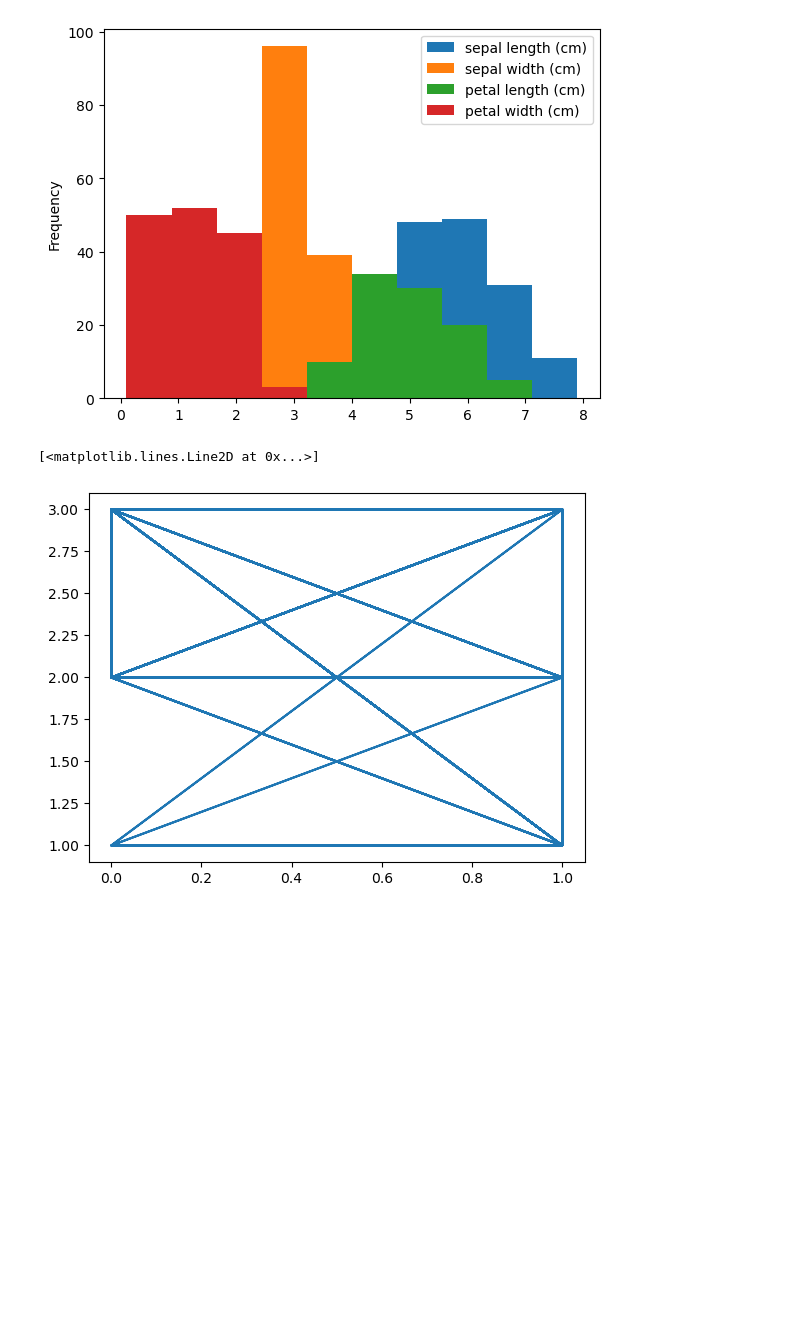
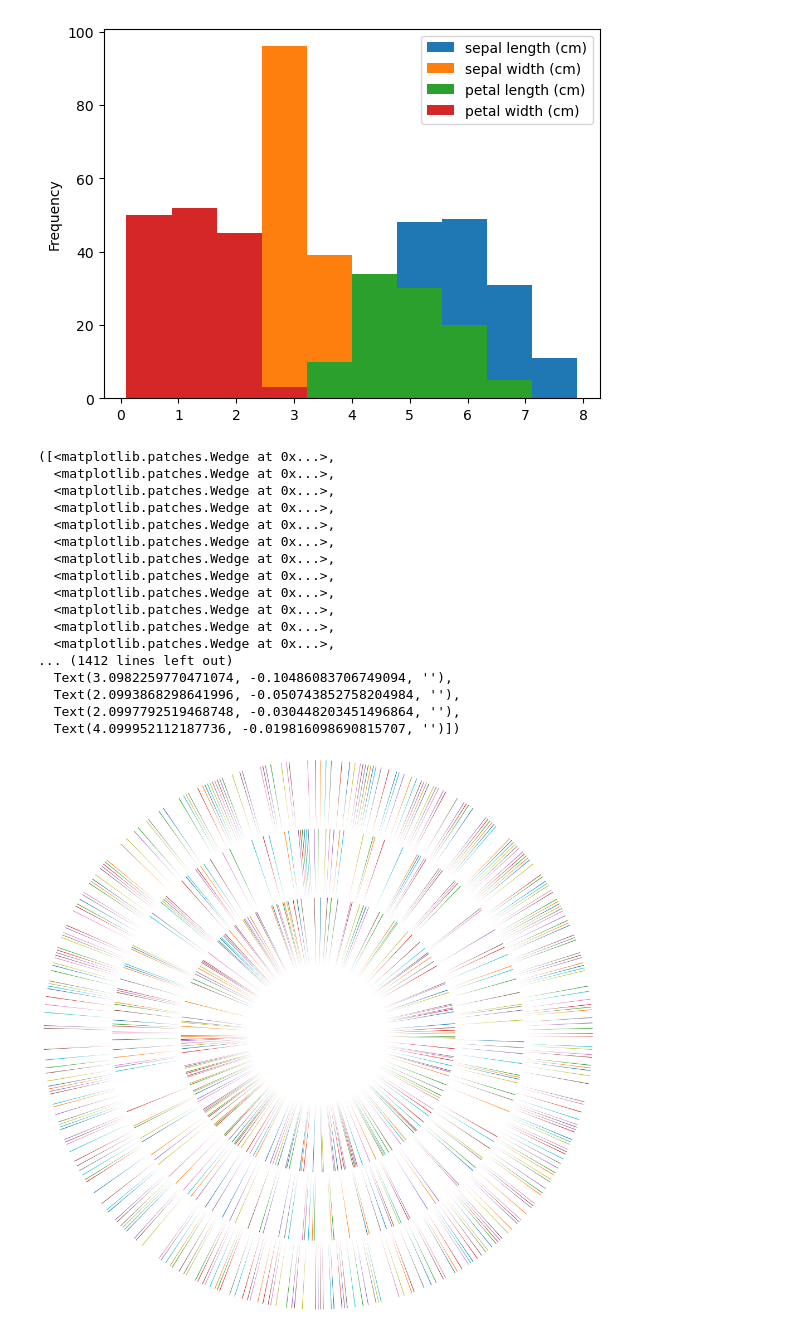
Before and after one commit to VenuVirparia/DAUP, a Jupyter notebook: lab_4.ipynb, the cells around one changed output. Saved outputs shown, nothing was run; the diff lists cells and outputs as text; code cells hidden in the pictures; blank space fills up the shorter version.

```diff
--- a/lab_4.ipynb
+++ b/lab_4.ipynb
@@ -193,8 +193,25 @@ plt.show()
 # %%
 age=np.array(titanic['age']>10)
 sur=np.array(titanic['pclass'])
-plt.plot(age,sur) #default plot type is line chart for each feature
+fig=plt.figure(figsize=(4,4))
+plt.pie(age,sur)
 #print(age)
 # %% [output]
-[<matplotlib.lines.Line2D at 0x...>]
+([<matplotlib.patches.Wedge at 0x...>,
+  <matplotlib.patches.Wedge at 0x...>,
+  <matplotlib.patches.Wedge at 0x...>,
+  <matplotlib.patches.Wedge at 0x...>,
+  <matplotlib.patches.Wedge at 0x...>,
+  <matplotlib.patches.Wedge at 0x...>,
+  <matplotlib.patches.Wedge at 0x...>,
+  <matplotlib.patches.Wedge at 0x...>,
+  <matplotlib.patches.Wedge at 0x...>,
+  <matplotlib.patches.Wedge at 0x...>,
+  <matplotlib.patches.Wedge at 0x...>,
+  <matplotlib.patches.Wedge at 0x...>,
+... (1412 lines left out)
+  Text(3.0982259770471074, -0.10486083706749094, ''),
+  Text(2.0993868298641996, -0.050743852758204984, ''),
+  Text(2.0997792519468748, -0.030448203451496864, ''),
+  Text(4.099952112187736, -0.019816098690815707, '')])
-[figure, old version]
+[figure, new version]
```
Also changed, not shown: parts of 1 cell of this notebook.
